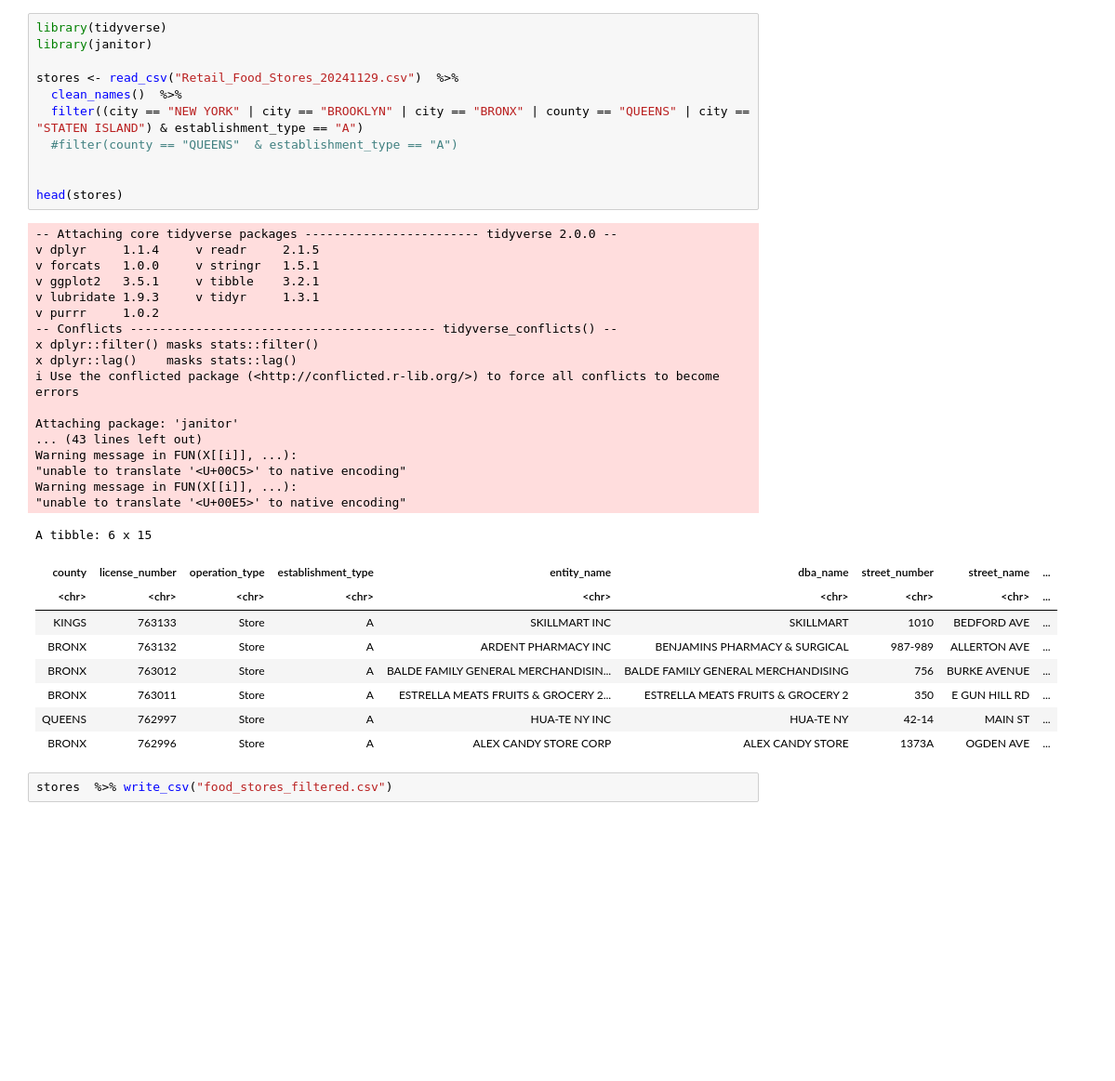
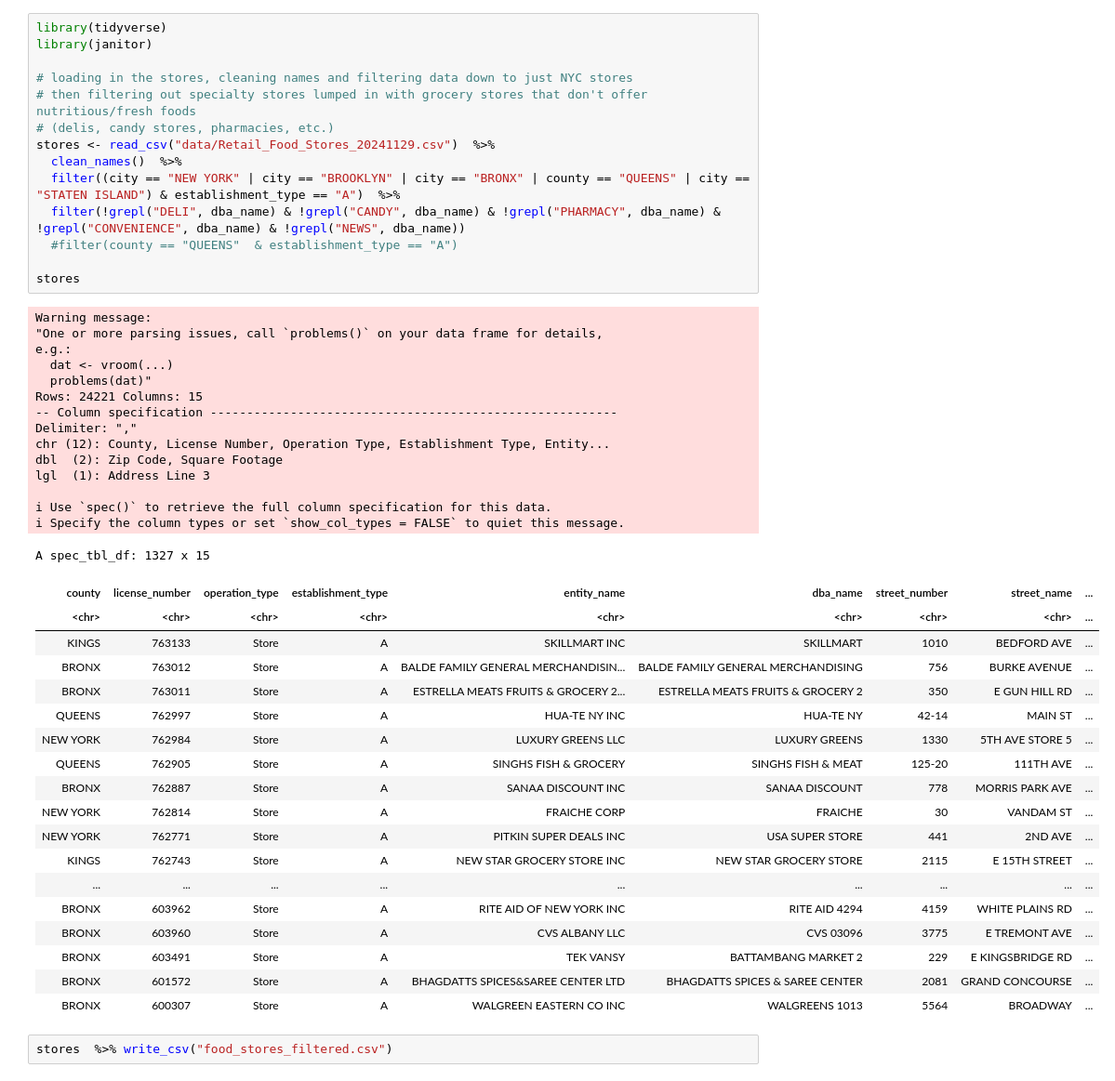
Before and after one commit to b-wesley/food_deserts, a Jupyter notebook: final_project.ipynb, the cells around one changed output. Shown at 93% size. Cells and saved outputs as stored; diff of their text form; blank space fills up the shorter version.

```diff
--- a/final_project.ipynb
+++ b/final_project.ipynb
@@ -1,40 +1,50 @@
 # %%
 library(tidyverse)
 library(janitor)
 
-stores <- read_csv("Retail_Food_Stores_20241129.csv")  %>%
+# loading in the stores, cleaning names and filtering data down to just NYC stores
+# then filtering out specialty stores lumped in with grocery stores that don't offer nutritious/fresh foods
+# (delis, candy stores, pharmacies, etc.)
+stores <- read_csv("data/Retail_Food_Stores_20241129.csv")  %>%
   clean_names()  %>%
-  filter((city == "NEW YORK" | city == "BROOKLYN" | city == "BRONX" | county == "QUEENS" | city == "STATEN ISLAND") & establishment_type == "A")
+  filter((city == "NEW YORK" | city == "BROOKLYN" | city == "BRONX" | county == "QUEENS" | city == "STATEN ISLAND") & establishment_type == "A")  %>%
+  filter(!grepl("DELI", dba_name) & !grepl("CANDY", dba_name) & !grepl("PHARMACY", dba_name) & !grepl("CONVENIENCE", dba_name) & !grepl("NEWS", dba_name))
   #filter(county == "QUEENS"  & establishment_type == "A")
 
-
-head(stores)
+stores
 # %% [output]
--- Attaching core tidyverse packages ------------------------ tidyverse 2.0.0 --
-v dplyr     1.1.4     v readr     2.1.5
-v forcats   1.0.0     v stringr   1.5.1
-v ggplot2   3.5.1     v tibble    3.2.1
-v lubridate 1.9.3     v tidyr     1.3.1
-v purrr     1.0.2
--- Conflicts ------------------------------------------ tidyverse_conflicts() --
-x dplyr::filter() masks stats::filter()
-x dplyr::lag()    masks stats::lag()
-i Use the conflicted package (<http://conflicted.r-lib.org/>) to force all conflicts to become errors
+Warning message:
+"One or more parsing issues, call `problems()` on your data frame for details,
+e.g.:
+  dat <- vroom(...)
+  problems(dat)"
+Rows: 24221 Columns: 15
+-- Column specification --------------------------------------------------------
+Delimiter: ","
+chr (12): County, License Number, Operation Type, Establishment Type, Entity...
+dbl  (2): Zip Code, Square Footage
+lgl  (1): Address Line 3
 
-Attaching package: 'janitor'
-... (43 lines left out)
-Warning message in FUN(X[[i]], ...):
-"unable to translate '<U+00C5>' to native encoding"
-Warning message in FUN(X[[i]], ...):
-"unable to translate '<U+00E5>' to native encoding"
+i Use `spec()` to retrieve the full column specification for this data.
+i Specify the column types or set `show_col_types = FALSE` to quiet this message.
-A tibble: 6 x 15
+A spec_tbl_df: 1327 x 15
 | county | license_number | operation_type | establishment_type | entity_name | dba_name | street_number | street_name | ... |
 | <chr> | <chr> | <chr> | <chr> | <chr> | <chr> | <chr> | <chr> | ... |
 | KINGS | 763133 | Store | A | SKILLMART INC | SKILLMART | 1010 | BEDFORD AVE | ... |
-| BRONX | 763132 | Store | A | ARDENT PHARMACY INC | BENJAMINS PHARMACY & SURGICAL | 987-989 | ALLERTON AVE | ... |
 | BRONX | 763012 | Store | A | BALDE FAMILY GENERAL MERCHANDISIN... | BALDE FAMILY GENERAL MERCHANDISING | 756 | BURKE AVENUE | ... |
 | BRONX | 763011 | Store | A | ESTRELLA MEATS FRUITS & GROCERY 2... | ESTRELLA MEATS FRUITS & GROCERY 2 | 350 | E GUN HILL RD | ... |
 | QUEENS | 762997 | Store | A | HUA-TE NY INC | HUA-TE NY | 42-14 | MAIN ST | ... |
-| BRONX | 762996 | Store | A | ALEX CANDY STORE CORP | ALEX CANDY STORE | 1373A | OGDEN AVE | ... |
+| NEW YORK | 762984 | Store | A | LUXURY GREENS LLC | LUXURY GREENS | 1330 | 5TH AVE STORE 5 | ... |
+| QUEENS | 762905 | Store | A | SINGHS FISH & GROCERY | SINGHS FISH & MEAT | 125-20 | 111TH AVE | ... |
+| BRONX | 762887 | Store | A | SANAA DISCOUNT INC | SANAA DISCOUNT | 778 | MORRIS PARK AVE | ... |
+| NEW YORK | 762814 | Store | A | FRAICHE CORP | FRAICHE | 30 | VANDAM ST | ... |
+| NEW YORK | 762771 | Store | A | PITKIN SUPER DEALS INC | USA SUPER STORE | 441 | 2ND AVE | ... |
+| KINGS | 762743 | Store | A | NEW STAR GROCERY STORE INC | NEW STAR GROCERY STORE | 2115 | E 15TH STREET | ... |
+| ... | ... | ... | ... | ... | ... | ... | ... | ... |
+| BRONX | 603962 | Store | A | RITE AID OF NEW YORK INC | RITE AID 4294 | 4159 | WHITE PLAINS RD | ... |
+| BRONX | 603960 | Store | A | CVS ALBANY LLC | CVS 03096 | 3775 | E TREMONT AVE | ... |
+| BRONX | 603491 | Store | A | TEK VANSY | BATTAMBANG MARKET 2 | 229 | E KINGSBRIDGE RD | ... |
+| BRONX | 601572 | Store | A | BHAGDATTS SPICES&SAREE CENTER LTD | BHAGDATTS SPICES & SAREE CENTER | 2081 | GRAND CONCOURSE | ... |
+| BRONX | 600307 | Store | A | WALGREEN EASTERN CO INC | WALGREENS 1013 | 5564 | BROADWAY | ... |
 # %%
 stores  %>% write_csv("food_stores_filtered.csv")
```
Also changed, not shown: parts of 5 cells of this notebook, 1 other file.
